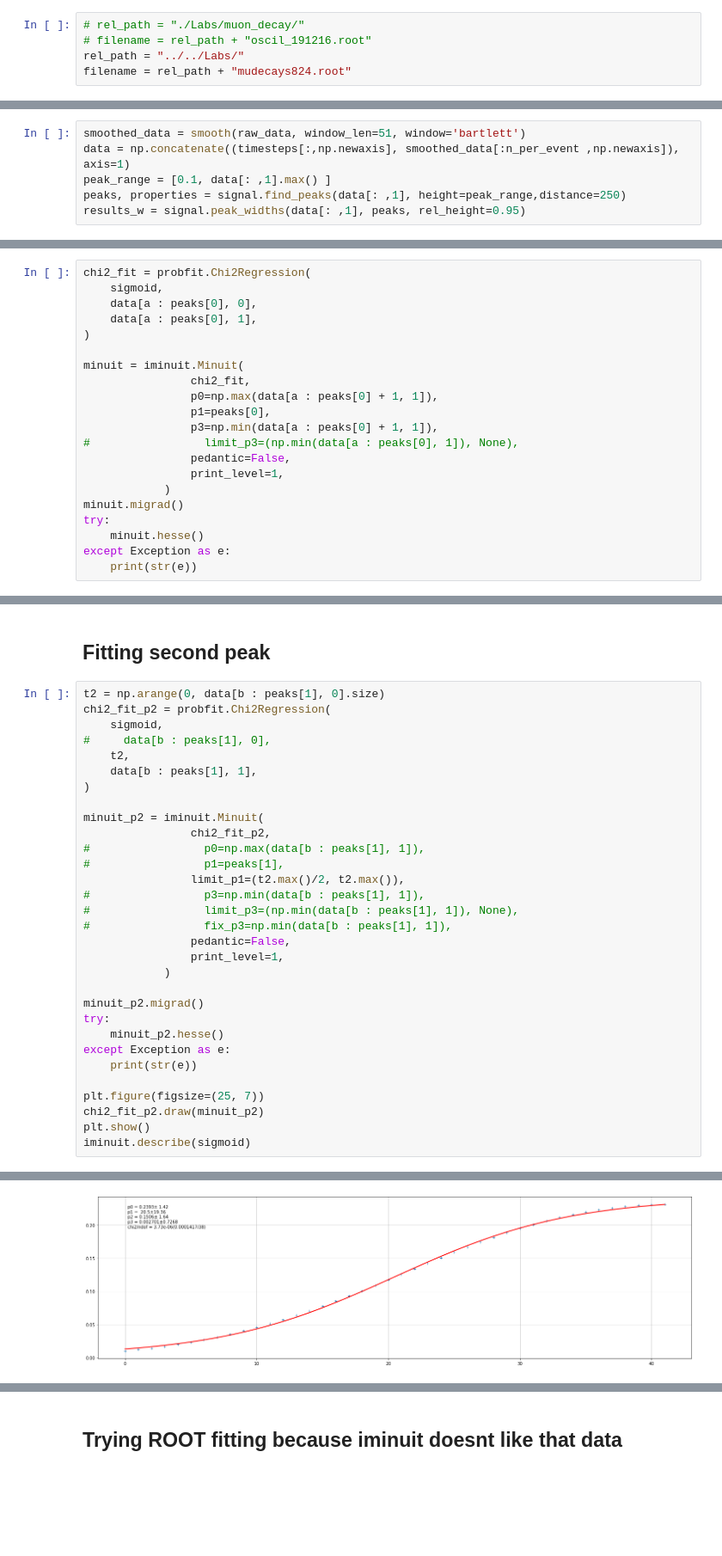
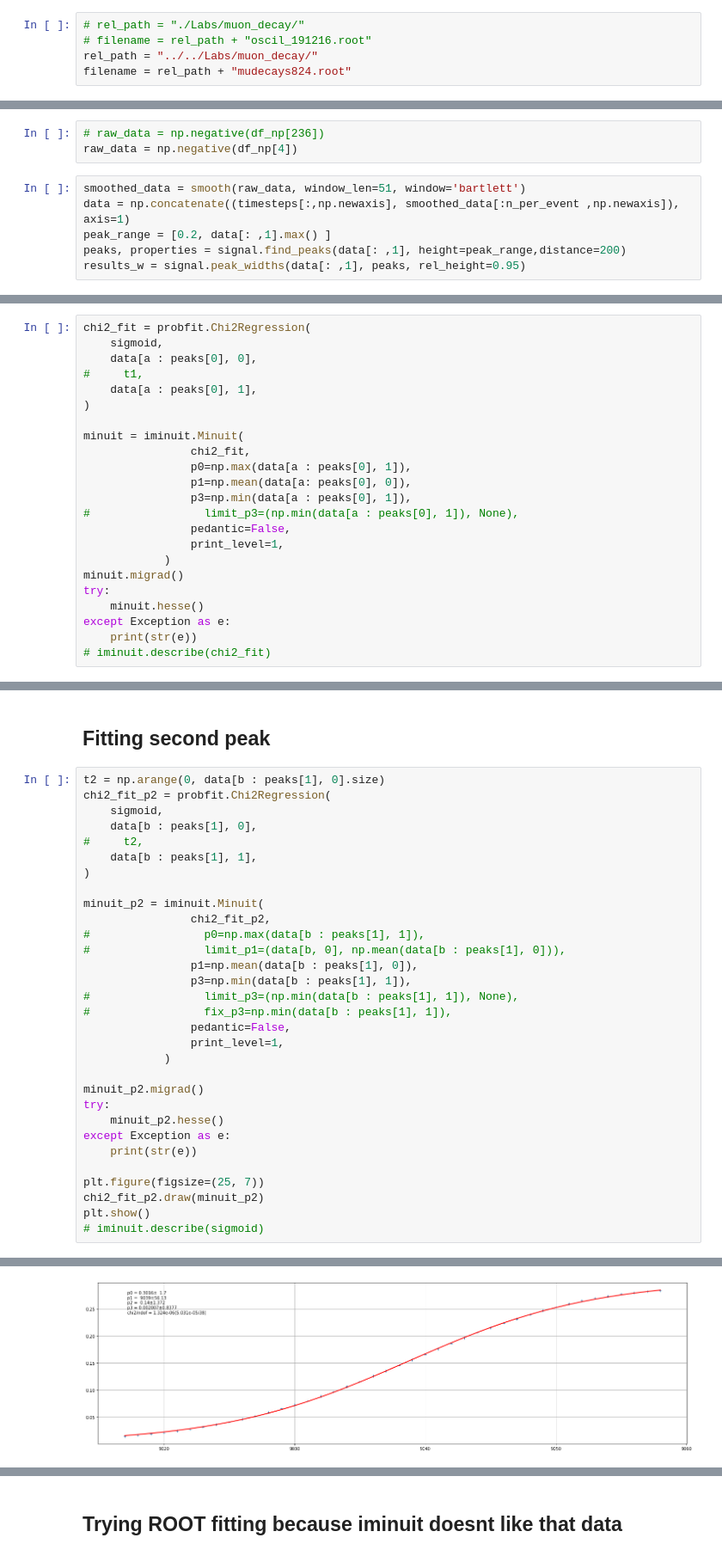
Before and after one commit to Iaggelis/InstrumentationLab, a Jupyter notebook: src/notebooks/muon_decay.ipynb, the cells around one changed output, grey strips where cells are left out. Shown at 86% size. Saved outputs shown, nothing was run; the diff lists cells and outputs as text; blank space fills up the shorter version.

```diff
--- a/src/notebooks/muon_decay.ipynb
+++ b/src/notebooks/muon_decay.ipynb
@@ -45,7 +45,7 @@ muon_decay.ipynb        single_analysis_test.ipynb
 # %%
 # rel_path = "./Labs/muon_decay/"
 # filename = rel_path + "oscil_191216.root"
-rel_path = "../../Labs/"
+rel_path = "../../Labs/muon_decay/"
 filename = rel_path + "mudecays824.root"
 # %%
 # df = RDataFrame("tree",filename)
@@ -67,8 +65,11 @@ raw_data = np.negative(df_np[37])
+# %%
+# raw_data = np.negative(df_np[236])
+raw_data = np.negative(df_np[4])
 # %%
 smoothed_data = smooth(raw_data, window_len=51, window='bartlett')
 data = np.concatenate((timesteps[:,np.newaxis], smoothed_data[:n_per_event ,np.newaxis]), axis=1)
-peak_range = [0.1, data[: ,1].max() ]
-peaks, properties = signal.find_peaks(data[: ,1], height=peak_range,distance=250)
+peak_range = [0.2, data[: ,1].max() ]
+peaks, properties = signal.find_peaks(data[: ,1], height=peak_range,distance=200)
 results_w = signal.peak_widths(data[: ,1], peaks, rel_height=0.95)
 # %%
 plt.figure(figsize=(25,7))
@@ -144,14 +150,15 @@ iminuit.describe(sigmoid)
 chi2_fit = probfit.Chi2Regression(
     sigmoid,
     data[a : peaks[0], 0],
+#     t1,
     data[a : peaks[0], 1],
 )
 
 minuit = iminuit.Minuit(
                 chi2_fit,
-                p0=np.max(data[a : peaks[0] + 1, 1]),
-                p1=peaks[0],
-                p3=np.min(data[a : peaks[0] + 1, 1]),
+                p0=np.max(data[a : peaks[0], 1]),
+                p1=np.mean(data[a: peaks[0], 0]),
+                p3=np.min(data[a : peaks[0], 1]),
 #                 limit_p3=(np.min(data[a : peaks[0], 1]), None),
                 pedantic=False,
                 print_level=1,
@@ -161,5 +168,6 @@ try:
     minuit.hesse()
 except Exception as e:
     print(str(e))
+# iminuit.describe(chi2_fit)
 # %% [output]
 ------------------------------------------------------------------
@@ -220,17 +230,17 @@ The value of the variable p3 is -0.014790503765125442
 t2 = np.arange(0, data[b : peaks[1], 0].size)
 chi2_fit_p2 = probfit.Chi2Regression(
     sigmoid,
-#     data[b : peaks[1], 0],
-    t2,
+    data[b : peaks[1], 0],
+#     t2,
     data[b : peaks[1], 1],
 )
 
 minuit_p2 = iminuit.Minuit(
                 chi2_fit_p2,
 #                 p0=np.max(data[b : peaks[1], 1]),
-#                 p1=peaks[1],
-                limit_p1=(t2.max()/2, t2.max()),
-#                 p3=np.min(data[b : peaks[1], 1]),
+#                 limit_p1=(data[b, 0], np.mean(data[b : peaks[1], 0])),
+                p1=np.mean(data[b : peaks[1], 0]),
+                p3=np.min(data[b : peaks[1], 1]),
 #                 limit_p3=(np.min(data[b : peaks[1], 1]), None),
 #                 fix_p3=np.min(data[b : peaks[1], 1]),
                 pedantic=False,
@@ -246,6 +256,6 @@ except Exception as e:
 plt.figure(figsize=(25, 7))
 chi2_fit_p2.draw(minuit_p2)
 plt.show()
-iminuit.describe(sigmoid)
+# iminuit.describe(sigmoid)
 # %% [output]
 ------------------------------------------------------------------
@@ -268 +278 @@ iminuit.describe(sigmoid)
-[figure, old version]
+[figure, new version]
```
Also changed, not shown: parts of 41 cells of this notebook.
